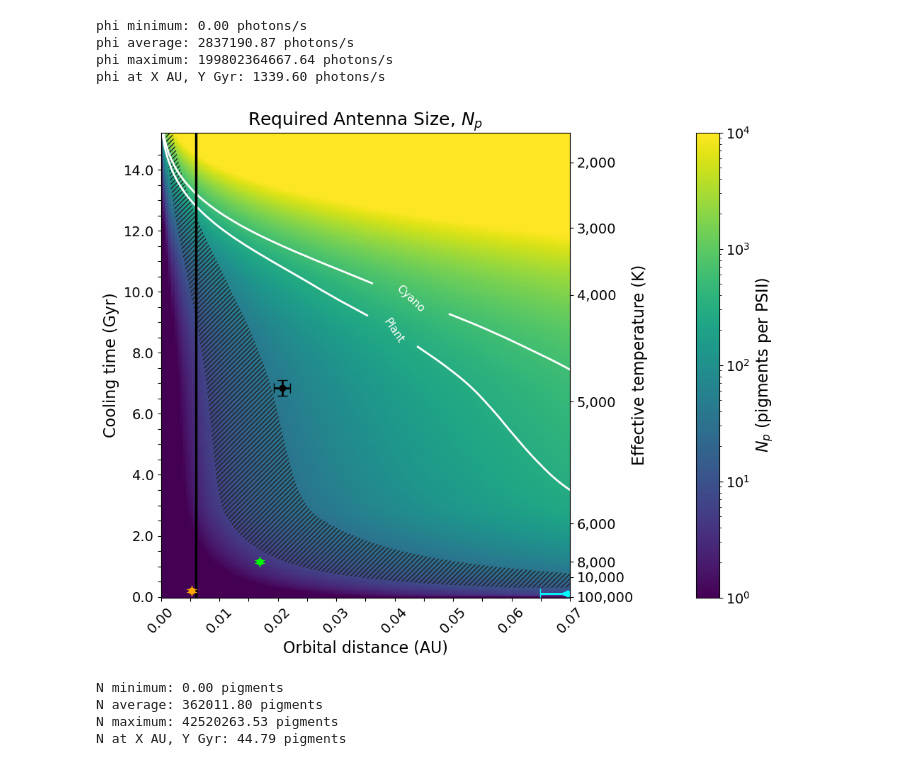
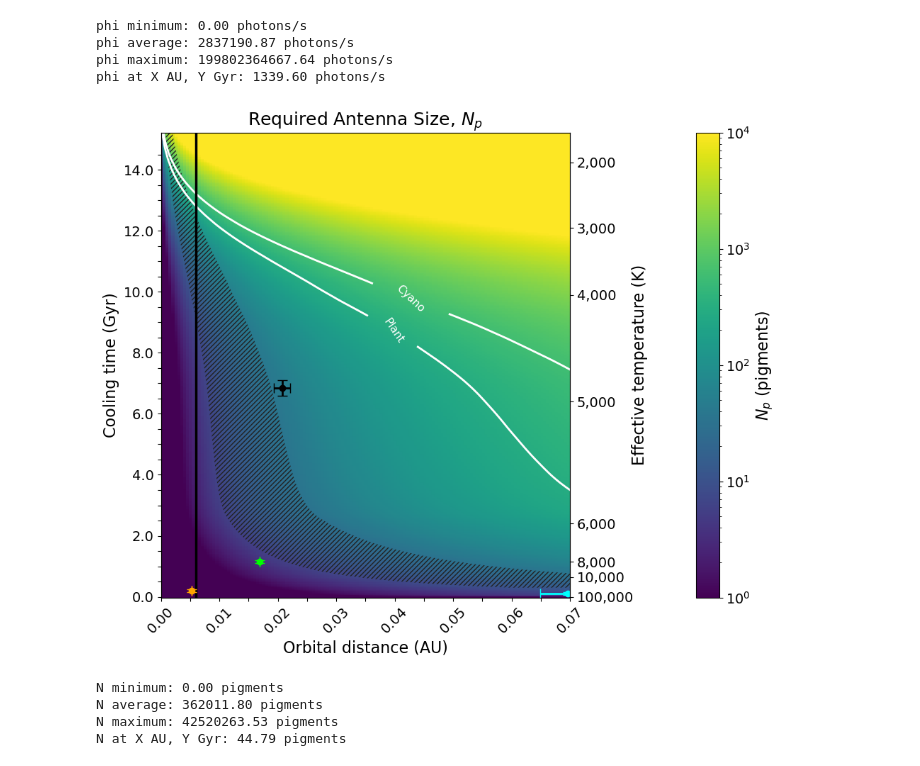
Before and after one commit to schitnavis123/White_Dwarf_Photosynthesis, a Jupyter notebook: Chitnavis_White_Dwarf_Photosynthesis/Code.ipynb, the cells around one changed output. Drawn from its saved outputs; the diff is of its cells as text; code cells hidden in the pictures.

```diff
--- a/Chitnavis_White_Dwarf_Photosynthesis/Code.ipynb
+++ b/Chitnavis_White_Dwarf_Photosynthesis/Code.ipynb
@@ -533,7 +533,7 @@ PAR flux average: 785490.28 μmol photons/m²/s
 PAR flux maximum: 55316269287.83 μmol photons/m²/s
 PAR flux at X AU, Y Gyr: 370.87 μmol photons/m²/s
 # %%
-# 2.1 PHOTONS PER PSII PER S
+# 2.1 PHOTONS PER S
 
 # Load chosen WD mass cooling curve and pick x evenly spaced temp/age/radius points
 
@@ -591,9 +591,9 @@ def compute_PAR_flux(l_nm, F_nm):
     mask = (l_nm >= 400) & (l_nm <= 700)
     return np.trapz(F_nm[mask], l_nm[mask])
 
-# Simple PSII model constants
+# Simple Photosystem model constants
 N_PIGMENTS = 600
-SIGMA_PSII = 1e-20  # m^2
+SIGMA_PS = 1e-20  # m^2
 
 # Run through simple antenna model
 def photon_absorption_rate(l_nm, F_nm):
@@ -606,7 +606,7 @@ def photon_absorption_rate(l_nm, F_nm):
     mask = (l_nm >= 400) & (l_nm <= 700)
     PAR = np.trapz(photon_flux[mask], l_nm[mask])  # integrating removes nm leaving units of photons s^-1 m^-2
 
-    phi = PAR * N_PIGMENTS * SIGMA_PSII
+    phi = PAR * N_PIGMENTS * SIGMA_PS
 
     return phi, PAR
 
@@ -1018,7 +1018,7 @@ phi average: 2837190.87 photons/s
 phi maximum: 199802364667.64 photons/s
 phi at X AU, Y Gyr: 1339.60 photons/s
 # %%
-# 3.1 PIGMENTS PER PSII
+# 3.1 PIGMENTS PER ANTENNA
 
 # Load chosen WD mass cooling curve and pick x evenly spaced temp/age/radius points
 
@@ -1075,9 +1075,9 @@ def compute_PAR_flux(l_nm, F_nm):
     mask = (l_nm >= 400) & (l_nm <= 700)
     return np.trapz(F_nm[mask], l_nm[mask])
 
-# Simple PSII model constants
-TARGET_PHI = 100   # photons per PSII per second desired
-SIGMA_PSII = 1e-20  # m^2
+# Simple Photosystem model constants
+TARGET_PHI = 100   # photons per second desired
+SIGMA_PS = 1e-20  # m^2
 
 # Run through simple antenna model
 def required_n_pigments(l_nm, F_nm):
@@ -1088,7 +1088,7 @@ def required_n_pigments(l_nm, F_nm):
     mask = (l_nm >= 400) & (l_nm <= 700)
     PAR = np.trapz(photon_flux[mask], l_nm[mask])
 
-    N_pigments = TARGET_PHI / (PAR * SIGMA_PSII)
+    N_pigments = TARGET_PHI / (PAR * SIGMA_PS)
 
     return N_pigments, PAR
 
@@ -1145,7 +1145,7 @@ im = ax.imshow(
 cbar = plt.colorbar(im, ax=ax, pad=0.2)
 cbar.set_ticks([1, 10, 100, 1000, 10000])
 cbar.set_ticklabels([r'$10^0$', r'$10^1$', r'$10^2$', r'$10^3$', r'$10^4$'])
-cbar.set_label(r'$N_p$ (pigments per PSII)', fontsize=16)
+cbar.set_label(r'$N_p$ (pigments)', fontsize=16)
 cbar.ax.tick_params(labelsize=14)
 
 
@@ -1462,32 +1462,32 @@ y_err_age_4    = 0.05
 # X-position
 x_pos_center_4 = au_to_xpos(x_center_au_4, orbital_distances)
 x_pos_err_4 = au_to_xpos(x_center_au_4 + x_err_au_4, orbital_distances) - x_pos_center_4
 
 # Y-position
 y_pos_center_4 = np.argmin(np.abs(age_values - y_center_age_4))
 
 y_upper_4 = y_center_age_4 + y_err_age_4
 y_lower_4 = y_center_age_4 - y_err_age_4
 
 y_pos_upper_4 = np.argmin(np.abs(age_values - y_upper_4))
 y_pos_lower_4 = np.argmin(np.abs(age_values - y_lower_4))
 y_pos_err_4 = abs(y_pos_upper_4 - y_pos_lower_4) / 2
 
 # Plot fourth planet
 ax.errorbar(
     x=x_pos_center_4,
     y=y_pos_center_4,
     xerr=x_pos_err_4,
     yerr=y_pos_err_4,
     fmt='o',
     color='orange',
     elinewidth=2,
     capsize=5,
     label='WD 1145+017 b'
 )
 
 plt.tight_layout()
 plt.show()
 # %% [output]
-[figure, old version]
+[figure, new version]
 # %%
```
Also changed, not shown: parts of 5 cells of this notebook.
